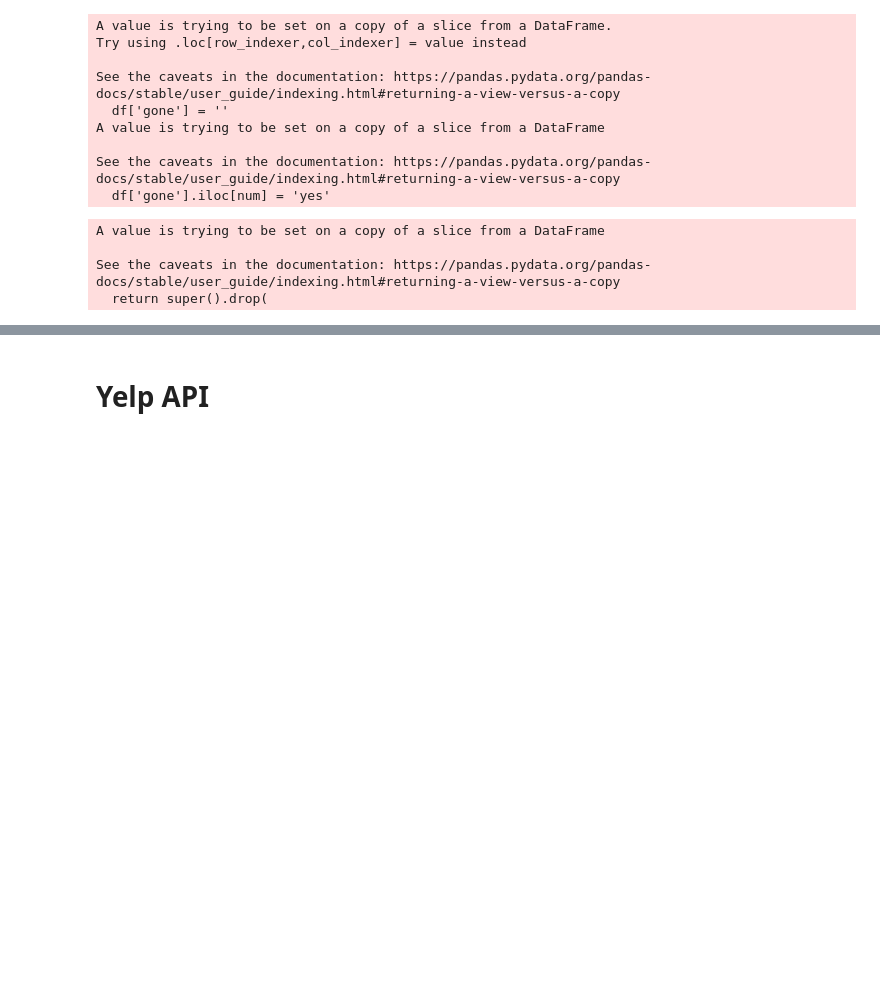
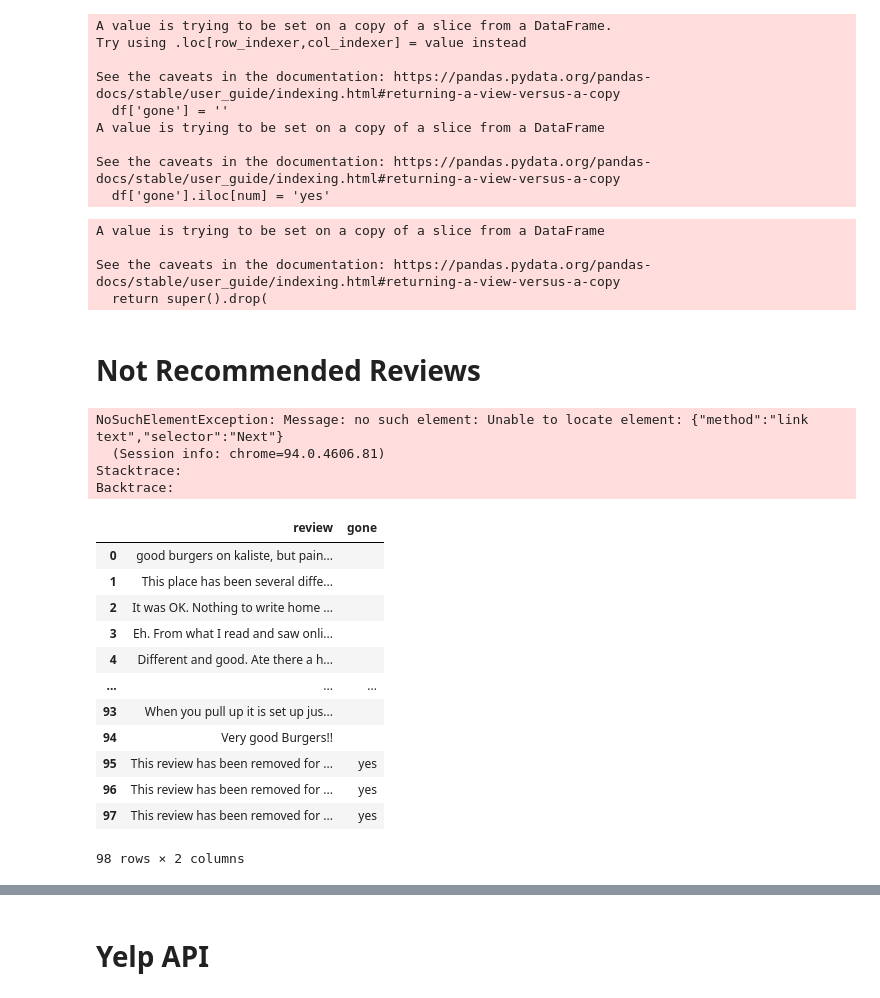
Before and after one commit to mmceld2/NLP_Fake_Reviews, a Jupyter notebook: ScrapeTest.ipynb, the cells around one changed output, grey strips where cells are left out. Saved outputs shown, nothing was run; the diff lists cells and outputs as text; code cells hidden in the pictures; blank space fills up the shorter version.

```diff
--- a/ScrapeTest.ipynb
+++ b/ScrapeTest.ipynb
@@ -293,3 +293,55 @@ See the caveats in the documentation: https://pandas.pydata.org/pandas-docs/stab
 ruffinos_pickle = open('ruffinos_df', 'wb')
 pickle.dump(ruffinos_df, ruffinos_pickle)
 picklefile.close()
+# %% [markdown]
+# Not Recommended Reviews
+# %%
+driver = webdriver.Chrome(path)
+driver.get('https://www.yelp.com')
+search = driver.find_element_by_id('dropperText_Mast')
+search.send_keys('Current Location')
+time.sleep(4)
+search.send_keys(Keys.DOWN)
+restaraunt = driver.find_element_by_id('find_desc')
+restaraunt.send_keys('Rest')
+time.sleep(4)
+restaraunt.send_keys(Keys.DOWN,Keys.RETURN)
+more = driver.find_element_by_name('Broaddus Burgers')
+time.sleep(2)
+more.send_keys(Keys.RETURN)
+time.sleep(3)
+driver.find_element_by_class_name('css-1joxor6').click()
+bad_review_dict = { 'review':[]}
+
+for x in range(0,20):
+    soup = BeautifulSoup(driver.page_source,'html.parser')
+    review = soup.findAll('p',lang='en')
+    title = soup.find('h1',class_='css-m7s7xv')
+    for y in range(0, len(review)):
+        bad_review_dict['review'].append(review[y].text)
+
+    time.sleep(6)
+    driver.find_element_by_link_text("Next").click()
+# %% [output]
+NoSuchElementException: Message: no such element: Unable to locate element: {"method":"link text","selector":"Next"}
+  (Session info: chrome=94.0.4606.81)
+Stacktrace:
+Backtrace:
+# %%
+broaddus_NR_review = pd.DataFrame.from_dict(bad_review_dict)
+# %%
+clean_it(broaddus_NR_review,'review',['This review has been removed for violating our Terms of Service'])
+# %% [output]
+|  | review | gone |
+| 0 | good burgers on kaliste, but pain... |  |
+| 1 | This place has been several diffe... |  |
+| 2 | It was OK. Nothing to write home ... |  |
+| 3 | Eh. From what I read and saw onli... |  |
+| 4 | Different and good. Ate there a h... |  |
+| ... | ... | ... |
+| 93 | When you pull up it is set up jus... |  |
+| 94 | Very good Burgers!! |  |
+| 95 | This review has been removed for ... | yes |
+| 96 | This review has been removed for ... | yes |
+| 97 | This review has been removed for ... | yes |
+98 rows × 2 columns
```
Also changed, not shown: parts of 11 cells of this notebook, 21 other files.
